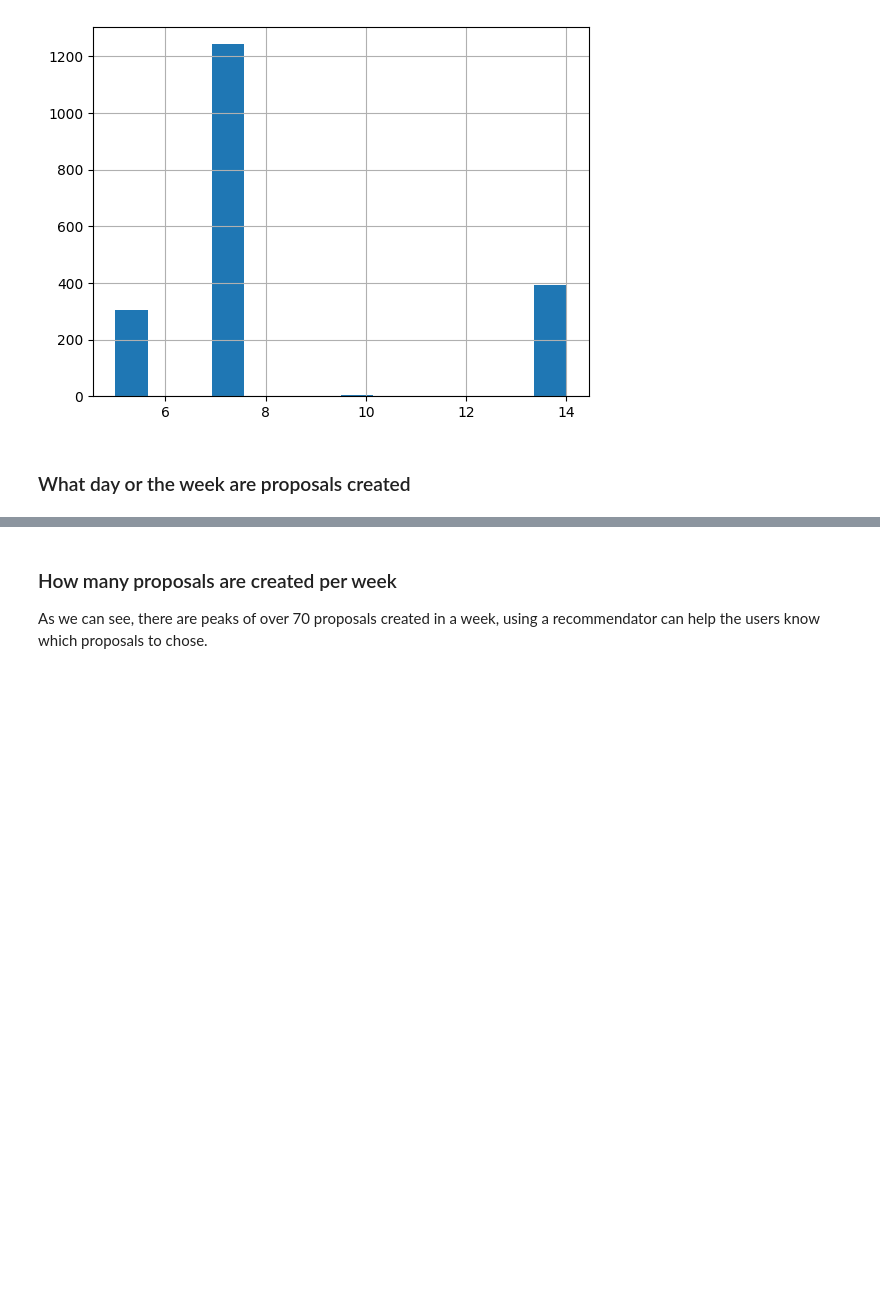
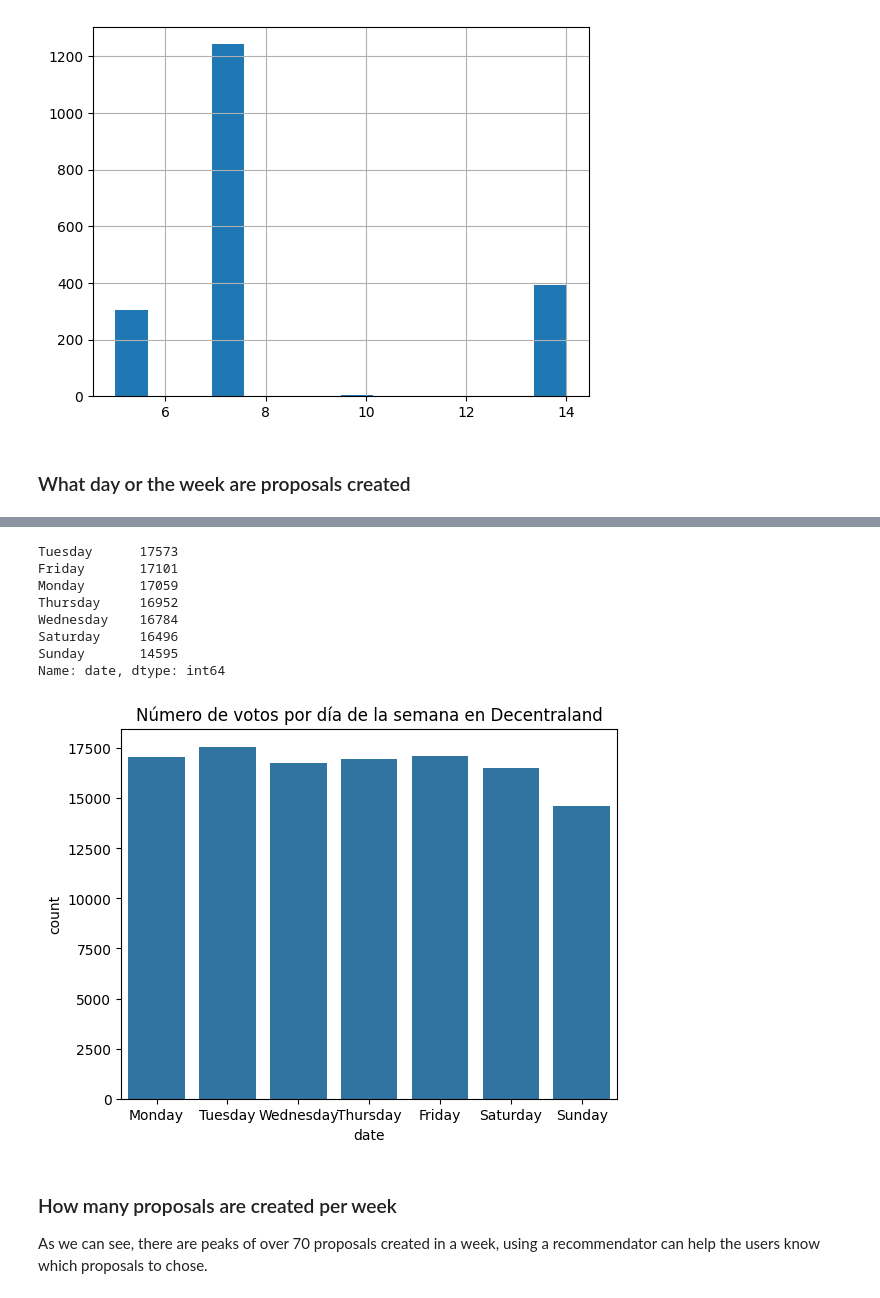
Before and after one commit to daviddavo/upm-tfm-notebooks, a Jupyter notebook: 10_baseline_mp.ipynb, the cells around one changed output, grey strips where cells are left out. Cells and saved outputs as stored; diff of their text form; code cells hidden in the pictures; blank space fills up the shorter version.

```diff
--- a/10_baseline_mp.ipynb
+++ b/10_baseline_mp.ipynb
@@ -107,3 +108,17 @@ Name: start, dtype: int64
+# %%
+ax = sns.countplot(x=dfv['date'].dt.day_name(), order=['Monday', 'Tuesday', 'Wednesday', 'Thursday', 'Friday', 'Saturday', 'Sunday'])
+ax.set_title(f'Número de votos por día de la semana en {ORG_NAME}')
+dfv['date'].dt.day_name().value_counts()
+# %% [output]
+Tuesday      17573
+Friday       17101
+Monday       17059
+Thursday     16952
+Wednesday    16784
+Saturday     16496
+Sunday       14595
+Name: date, dtype: int64
+[figure, added]
 # %% [markdown]
 ### How many proposals are created per week
 
```
Also changed, not shown: parts of 7 cells of this notebook, 8 other files.
